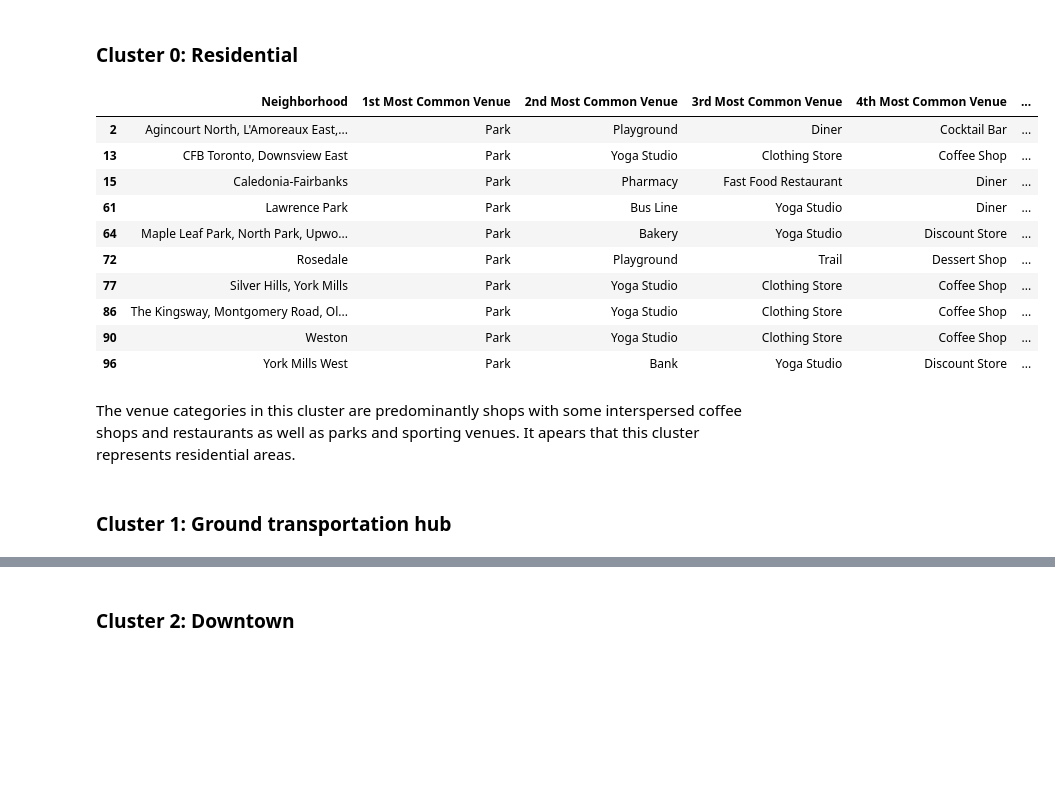
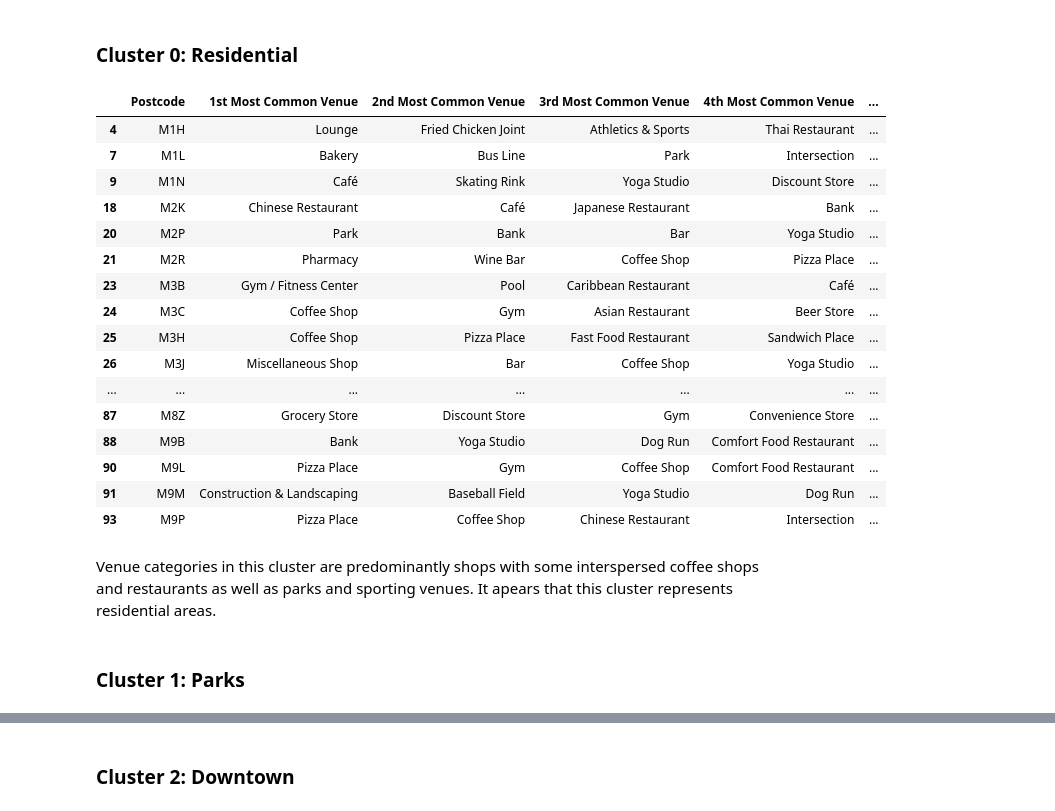
Before and after one commit to mferle/Coursera_Capstone, a Jupyter notebook: Coursera_Capstone_Battle_of_Neighborhoods.ipynb, the cells around one changed output, grey strips where cells are left out. Cells and saved outputs as stored; diff of their text form; code cells hidden in the pictures; blank space fills up the shorter version.

```diff
--- a/Coursera_Capstone_Battle_of_Neighborhoods.ipynb
+++ b/Coursera_Capstone_Battle_of_Neighborhoods.ipynb
@@ -658,3 +658,11 @@ dtype: int64
 ## 4. Cluster Neighborhoods
 # %% [markdown]
 Run *k*-means to cluster the neighborhood into 5 clusters.
+# %%
+#join school counts
+toronto_grouped = toronto_grouped.join(schools_count_pivot.set_index('Postal Code'), on = 'Postcode')
+
+#replace null values with 0
+toronto_grouped['Elementary Normalized'].fillna(0, inplace=True)
+toronto_grouped['Secondary Normalized'].fillna(0, inplace=True)
+toronto_grouped.head()
@@ -660,0 +677,7 @@ Run *k*-means to cluster the neighborhood into 5 clusters.
+# %%
+#join population data
+toronto_grouped = toronto_grouped.join(toronto_population.set_index('Geographic code'), on = 'Postcode')
+
+#replace null values with 0
+toronto_grouped['Percent Occupied'].fillna(0, inplace=True)
+toronto_grouped.head()
@@ -662,7 +693,7 @@ Run *k*-means to cluster the neighborhood into 5 clusters.
 # set number of clusters
 kclusters = 5
 
-toronto_grouped_clustering = toronto_grouped.drop('Neighborhood', 1)
+toronto_grouped_clustering = toronto_grouped.drop('Postcode', 1)
 
 # run k-means clustering
 kmeans = KMeans(n_clusters=kclusters, random_state=0).fit(toronto_grouped_clustering)
@@ -684,7 +715,7 @@ neighborhoods_venues_sorted.insert(0, 'Cluster Labels', kmeans.labels_)
 toronto_merged = neighborhoods_venues_sorted
 
 # merge toronto_grouped with toronto_data to add latitude/longitude for each neighborhood
-toronto_merged = toronto_merged.join(toronto_neighborhoods.set_index('Neighbourhood'), on='Neighborhood')
+toronto_merged = toronto_merged.join(toronto_neighborhoods.set_index('Postcode'), on='Postcode')
 
 toronto_merged.head() # check the last columns!
 # %% [output]
@@ -739,22 +769,28 @@ We will examine each cluster and determine the discriminating venue categories t
 # %% [markdown]
 ### Cluster 0: Residential
 # %%
-toronto_cluster0 = toronto_merged.loc[toronto_merged['Cluster Labels'] == 0, toronto_merged.columns[[1] + list(range(2, toronto_merged.shape[1]-2))]]
+toronto_cluster0 = toronto_merged.loc[toronto_merged['Cluster Labels'] == 0, toronto_merged.columns[[1] + list(range(2, toronto_merged.shape[1]))]]
 toronto_cluster0
 # %% [output]
-|  | Neighborhood | 1st Most Common Venue | 2nd Most Common Venue | 3rd Most Common Venue | 4th Most Common Venue | ... |
-| 2 | Agincourt North, L'Amoreaux East,... | Park | Playground | Diner | Cocktail Bar | ... |
-| 13 | CFB Toronto, Downsview East | Park | Yoga Studio | Clothing Store | Coffee Shop | ... |
-| 15 | Caledonia-Fairbanks | Park | Pharmacy | Fast Food Restaurant | Diner | ... |
-| 61 | Lawrence Park | Park | Bus Line | Yoga Studio | Diner | ... |
-| 64 | Maple Leaf Park, North Park, Upwo... | Park | Bakery | Yoga Studio | Discount Store | ... |
-| 72 | Rosedale | Park | Playground | Trail | Dessert Shop | ... |
-| 77 | Silver Hills, York Mills | Park | Yoga Studio | Clothing Store | Coffee Shop | ... |
-| 86 | The Kingsway, Montgomery Road, Ol... | Park | Yoga Studio | Clothing Store | Coffee Shop | ... |
-| 90 | Weston | Park | Yoga Studio | Clothing Store | Coffee Shop | ... |
-| 96 | York Mills West | Park | Bank | Yoga Studio | Discount Store | ... |
+|  | Postcode | 1st Most Common Venue | 2nd Most Common Venue | 3rd Most Common Venue | 4th Most Common Venue | ... |
+| 4 | M1H | Lounge | Fried Chicken Joint | Athletics & Sports | Thai Restaurant | ... |
+| 7 | M1L | Bakery | Bus Line | Park | Intersection | ... |
+| 9 | M1N | Café | Skating Rink | Yoga Studio | Discount Store | ... |
+| 18 | M2K | Chinese Restaurant | Café | Japanese Restaurant | Bank | ... |
+| 20 | M2P | Park | Bank | Bar | Yoga Studio | ... |
+| 21 | M2R | Pharmacy | Wine Bar | Coffee Shop | Pizza Place | ... |
+| 23 | M3B | Gym / Fitness Center | Pool | Caribbean Restaurant | Café | ... |
+| 24 | M3C | Coffee Shop | Gym | Asian Restaurant | Beer Store | ... |
+| 25 | M3H | Coffee Shop | Pizza Place | Fast Food Restaurant | Sandwich Place | ... |
+| 26 | M3J | Miscellaneous Shop | Bar | Coffee Shop | Yoga Studio | ... |
+| ... | ... | ... | ... | ... | ... | ... |
+| 87 | M8Z | Grocery Store | Discount Store | Gym | Convenience Store | ... |
+| 88 | M9B | Bank | Yoga Studio | Dog Run | Comfort Food Restaurant | ... |
+| 90 | M9L | Pizza Place | Gym | Coffee Shop | Comfort Food Restaurant | ... |
+| 91 | M9M | Construction & Landscaping | Baseball Field | Yoga Studio | Dog Run | ... |
+| 93 | M9P | Pizza Place | Coffee Shop | Chinese Restaurant | Intersection | ... |
 # %% [markdown]
-The venue categories in this cluster are predominantly shops with some interspersed coffee shops and restaurants as well as parks and sporting venues. It apears that this cluster represents residential areas.
+Venue categories in this cluster are predominantly shops with some interspersed coffee shops and restaurants as well as parks and sporting venues. It apears that this cluster represents residential areas.
 # %% [markdown]
-### Cluster 1: Ground transportation hub
+### Cluster 1: Parks
 # %%
```
Also changed, not shown: parts of 45 cells of this notebook.
